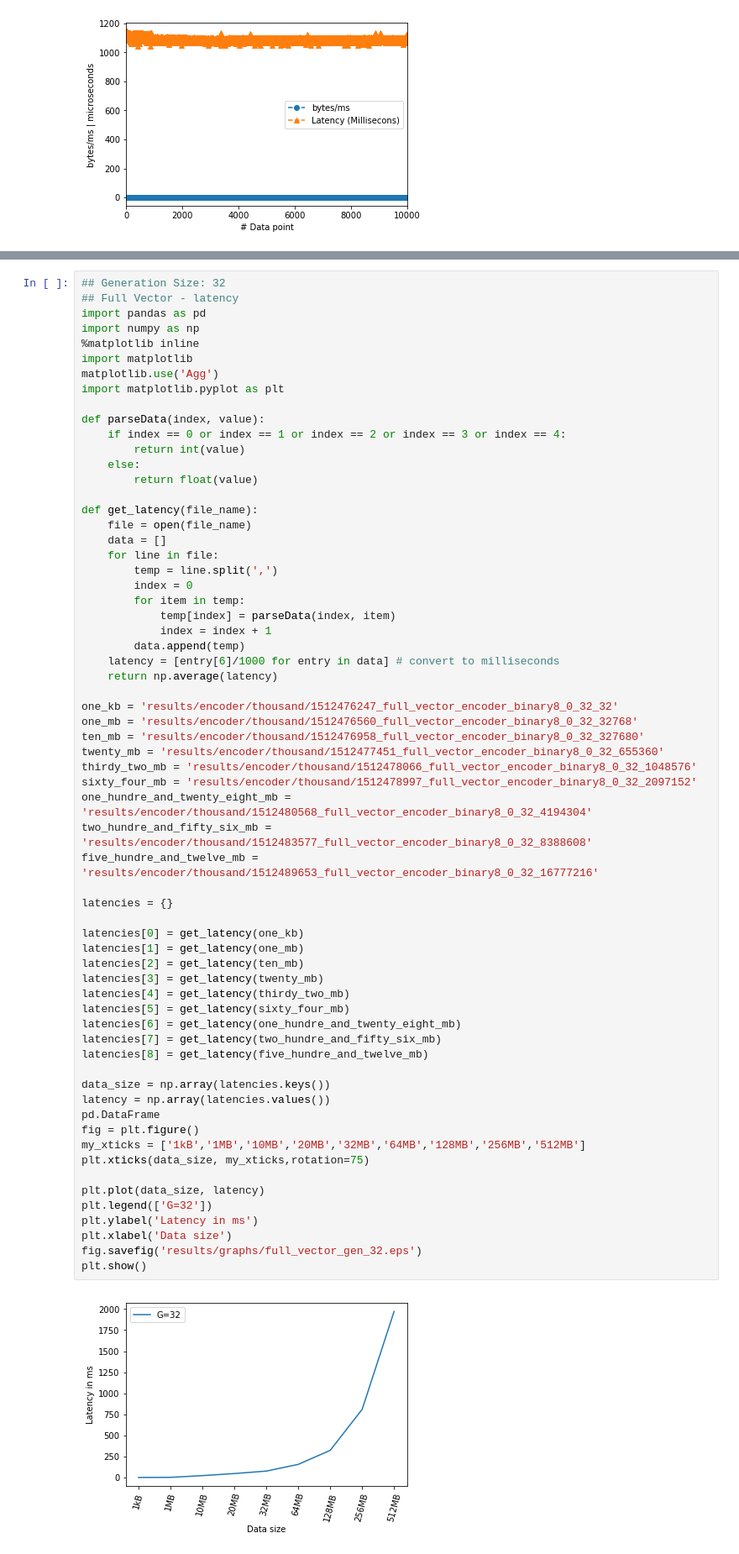
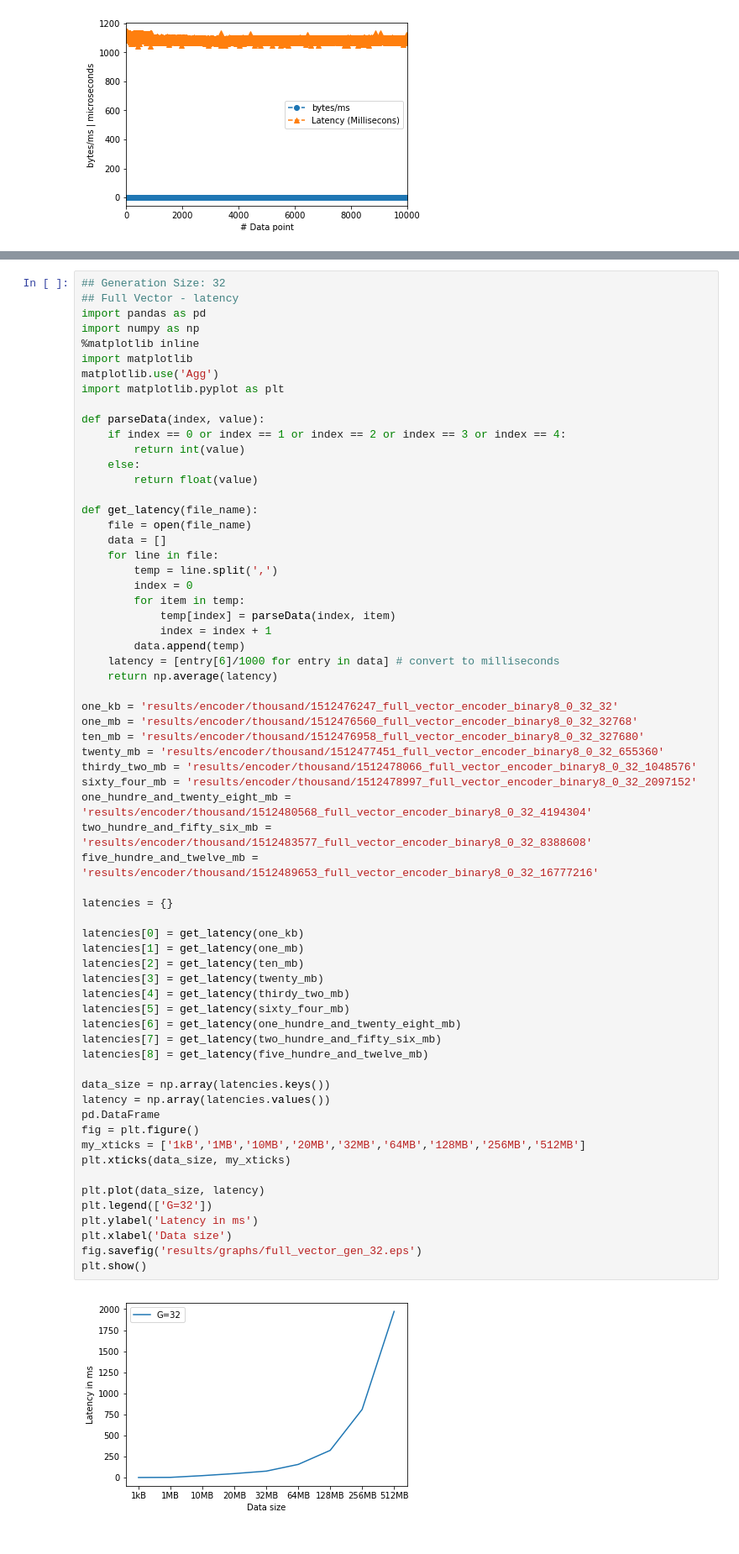
Before and after one commit to looopTools/sw9-source, a Jupyter notebook: RLNC_performance_study.ipynb, the cells around one changed output, grey strips where cells are left out. Shown at 84% size. Saved outputs shown, nothing was run; the diff lists cells and outputs as text.

```diff
--- a/RLNC_performance_study.ipynb
+++ b/RLNC_performance_study.ipynb
@@ -290,35 +289,35 @@ thirdy_two_mb = 'results/encoder/thousand/1512478066_full_vector_encoder_binary8
 sixty_four_mb = 'results/encoder/thousand/1512478997_full_vector_encoder_binary8_0_32_2097152'
 one_hundre_and_twenty_eight_mb = 'results/encoder/thousand/1512480568_full_vector_encoder_binary8_0_32_4194304'
 two_hundre_and_fifty_six_mb = 'results/encoder/thousand/1512483577_full_vector_encoder_binary8_0_32_8388608'
 five_hundre_and_twelve_mb = 'results/encoder/thousand/1512489653_full_vector_encoder_binary8_0_32_16777216'
 
 latencies = {}
 
 latencies[0] = get_latency(one_kb)
 latencies[1] = get_latency(one_mb)
 latencies[2] = get_latency(ten_mb)
 latencies[3] = get_latency(twenty_mb)
 latencies[4] = get_latency(thirdy_two_mb)
 latencies[5] = get_latency(sixty_four_mb)
 latencies[6] = get_latency(one_hundre_and_twenty_eight_mb)
 latencies[7] = get_latency(two_hundre_and_fifty_six_mb)
 latencies[8] = get_latency(five_hundre_and_twelve_mb)
 
 data_size = np.array(latencies.keys())
 latency = np.array(latencies.values())
 pd.DataFrame
 fig = plt.figure()
 my_xticks = ['1kB','1MB','10MB','20MB','32MB','64MB','128MB','256MB','512MB']
-plt.xticks(data_size, my_xticks,rotation=75)
+plt.xticks(data_size, my_xticks)
 
 plt.plot(data_size, latency)
 plt.legend(['G=32'])
 plt.ylabel('Latency in ms')
 plt.xlabel('Data size')
 fig.savefig('results/graphs/full_vector_gen_32.eps')
 plt.show()
 # %% [output]
-[figure, old version]
+[figure, new version]
 # %%
 ## Generation Size: 8,16,32
 ## Full Vector - latency comparison
```
Also changed, not shown: parts of 24 cells of this notebook, 23 other files.
